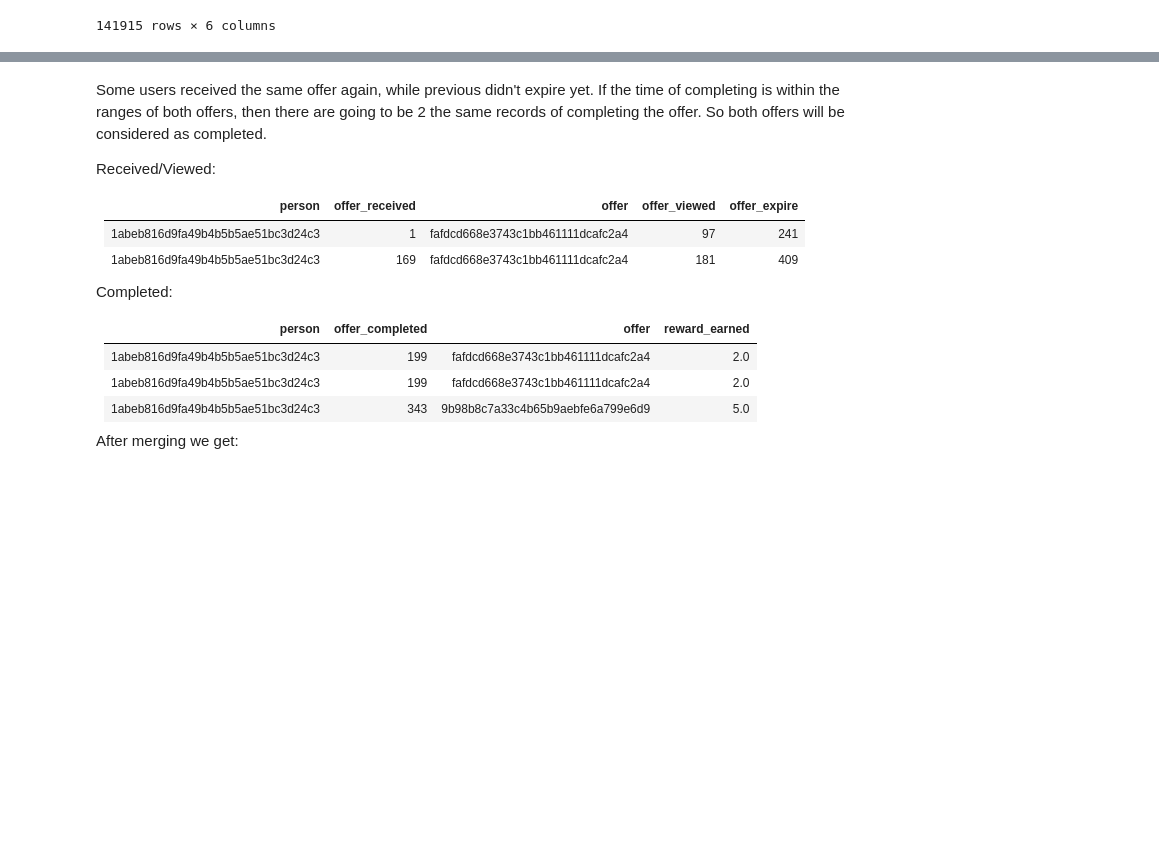
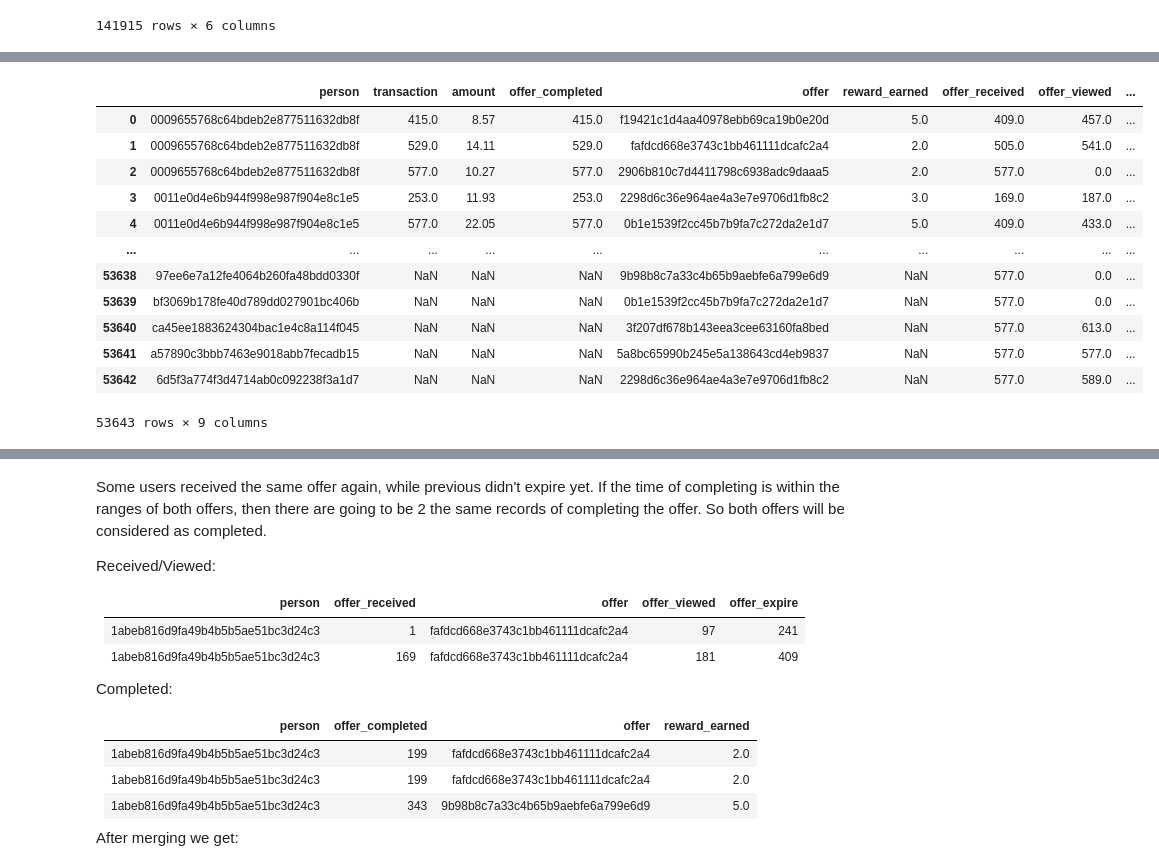
Before and after one commit to natashk/Starbucks-Capstone, a Jupyter notebook: Starbucks_Capstone_notebook.ipynb, the cells around one changed output, grey strips where cells are left out. Saved outputs shown, nothing was run; the diff lists cells and outputs as text; code cells hidden in the pictures; blank space fills up the shorter version.

```diff
--- a/Starbucks_Capstone_notebook.ipynb
+++ b/Starbucks_Capstone_notebook.ipynb
@@ -670,0 +762,3 @@ More records, because of duplicates in completed offers:
+# %%
+offer_transactions_duplicates = offer_transactions[offer_transactions.duplicated(subset=['person','offer'],keep=False)]
+offer_transactions_duplicates
@@ -670,0 +779,3 @@ More records, because of duplicates in completed offers:
+# %%
+offer_transactions_no_duplicates = offer_transactions.drop(offer_transactions_duplicates.index)
+offer_transactions_no_duplicates
@@ -670,0 +796,3 @@ More records, because of duplicates in completed offers:
+# %%
+received_viewed_duplicates = event_received_viewed_df[event_received_viewed_df.duplicated(subset=['person','offer'],keep=False)]
+received_viewed_duplicates
@@ -670,0 +813,3 @@ More records, because of duplicates in completed offers:
+# %%
+received_viewed_no_duplicates = event_received_viewed_df.drop(received_viewed_duplicates.index)
+received_viewed_no_duplicates
@@ -670,0 +830,17 @@ More records, because of duplicates in completed offers:
+# %%
+combined2 = offer_transactions_no_duplicates.merge(received_viewed_no_duplicates, how='outer', on=['person','offer'])
+combined2
+# %% [output]
+|  | person | transaction | amount | offer_completed | offer | reward_earned | offer_received | offer_viewed | ... |
+| 0 | 0009655768c64bdeb2e877511632db8f | 415.0 | 8.57 | 415.0 | f19421c1d4aa40978ebb69ca19b0e20d | 5.0 | 409.0 | 457.0 | ... |
+| 1 | 0009655768c64bdeb2e877511632db8f | 529.0 | 14.11 | 529.0 | fafdcd668e3743c1bb461111dcafc2a4 | 2.0 | 505.0 | 541.0 | ... |
+| 2 | 0009655768c64bdeb2e877511632db8f | 577.0 | 10.27 | 577.0 | 2906b810c7d4411798c6938adc9daaa5 | 2.0 | 577.0 | 0.0 | ... |
+| 3 | 0011e0d4e6b944f998e987f904e8c1e5 | 253.0 | 11.93 | 253.0 | 2298d6c36e964ae4a3e7e9706d1fb8c2 | 3.0 | 169.0 | 187.0 | ... |
+| 4 | 0011e0d4e6b944f998e987f904e8c1e5 | 577.0 | 22.05 | 577.0 | 0b1e1539f2cc45b7b9fa7c272da2e1d7 | 5.0 | 409.0 | 433.0 | ... |
+| ... | ... | ... | ... | ... | ... | ... | ... | ... | ... |
+| 53638 | 97ee6e7a12fe4064b260fa48bdd0330f | NaN | NaN | NaN | 9b98b8c7a33c4b65b9aebfe6a799e6d9 | NaN | 577.0 | 0.0 | ... |
+| 53639 | bf3069b178fe40d789dd027901bc406b | NaN | NaN | NaN | 0b1e1539f2cc45b7b9fa7c272da2e1d7 | NaN | 577.0 | 0.0 | ... |
+| 53640 | ca45ee1883624304bac1e4c8a114f045 | NaN | NaN | NaN | 3f207df678b143eea3cee63160fa8bed | NaN | 577.0 | 613.0 | ... |
+| 53641 | a57890c3bbb7463e9018abb7fecadb15 | NaN | NaN | NaN | 5a8bc65990b245e5a138643cd4eb9837 | NaN | 577.0 | 577.0 | ... |
+| 53642 | 6d5f3a774f3d4714ab0c092238f3a1d7 | NaN | NaN | NaN | 2298d6c36e964ae4a3e7e9706d1fb8c2 | NaN | 577.0 | 589.0 | ... |
+53643 rows × 9 columns
```
Also changed, not shown: parts of 28 cells of this notebook.
